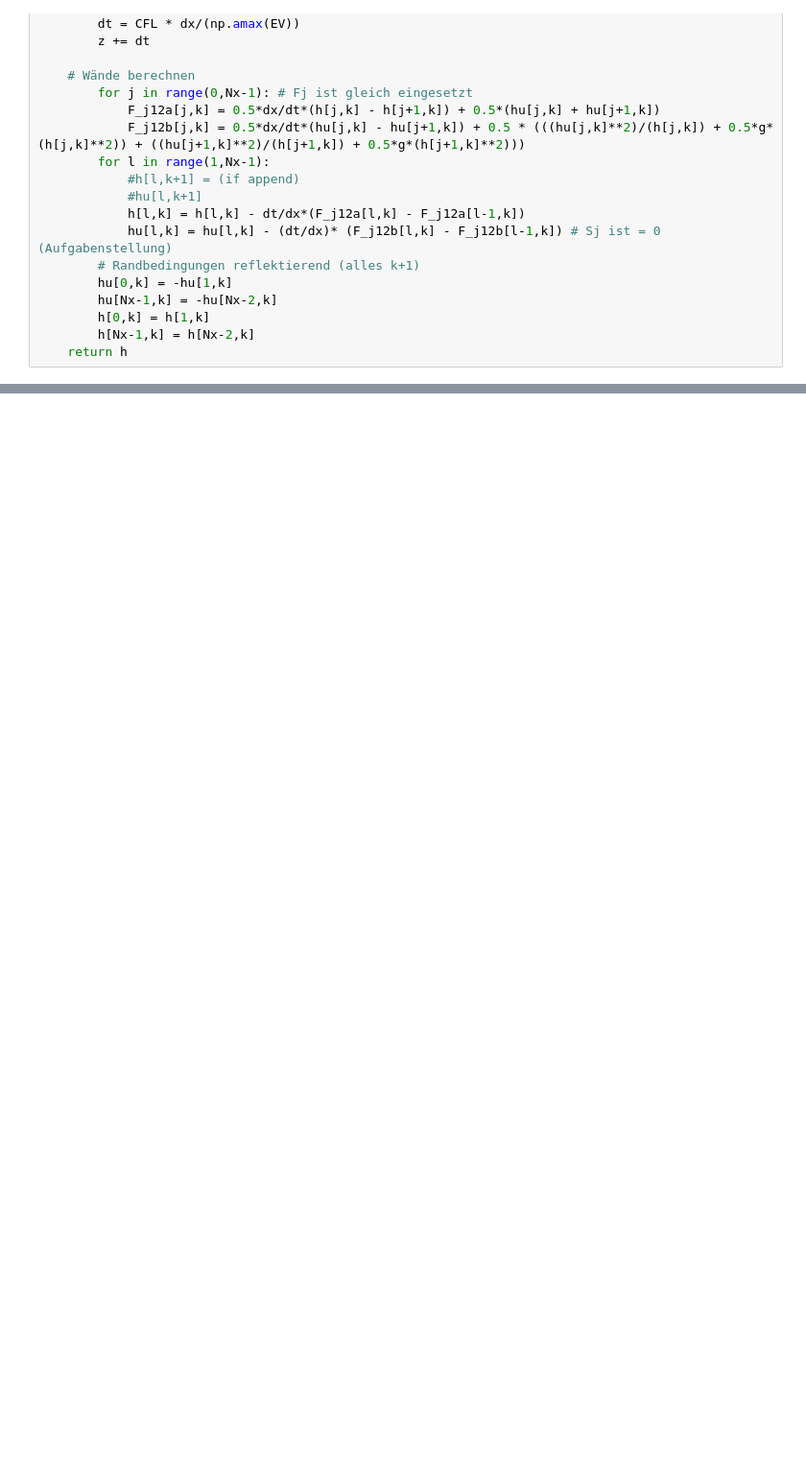
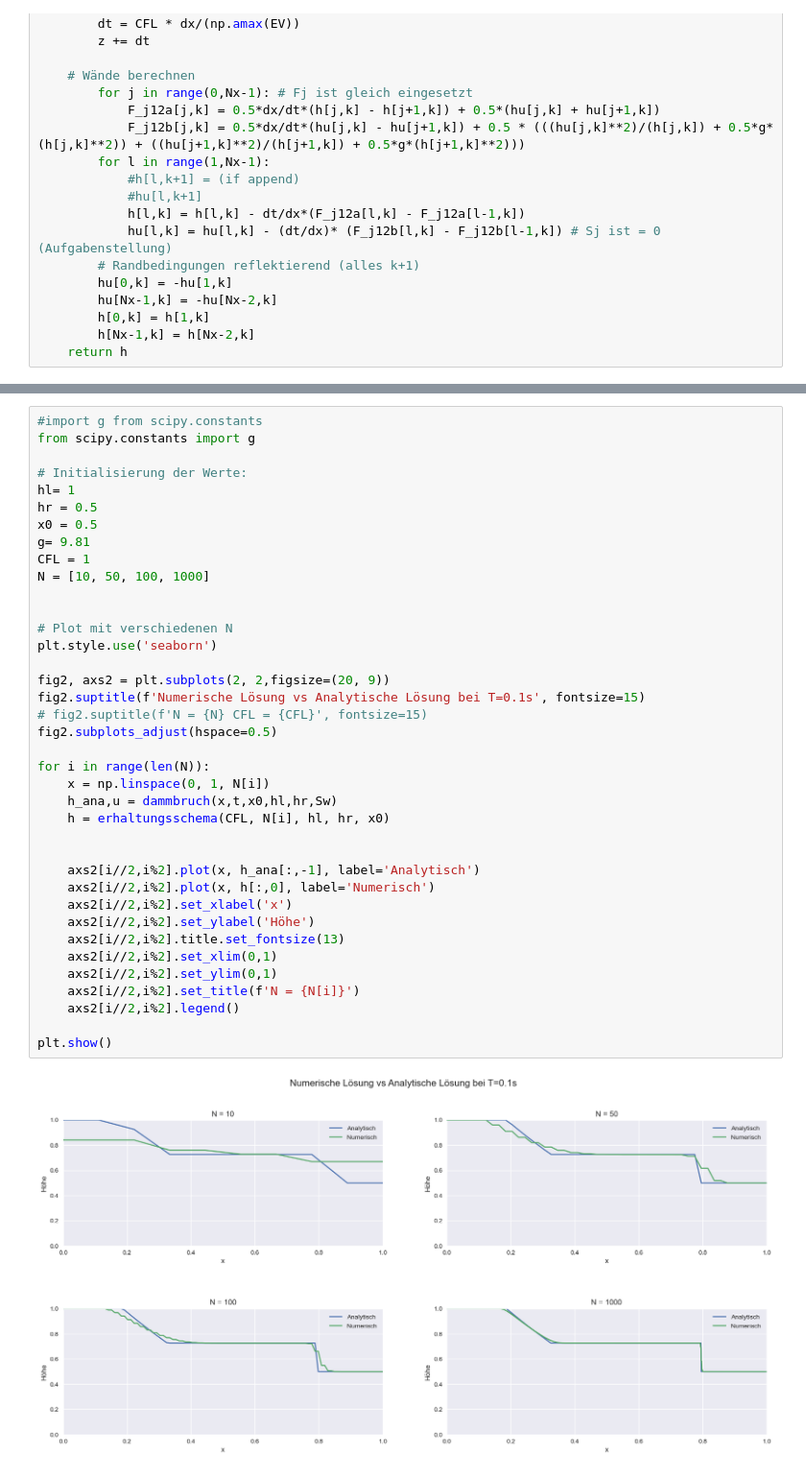
Before and after one commit to Javiermateor/Flachwassergleichung, a Jupyter notebook: HA2.ipynb, the cells around one changed output, grey strips where cells are left out. Shown at 96% size. Drawn from its saved outputs; the diff is of its cells as text; blank space fills up the shorter version.

```diff
--- a/HA2.ipynb
+++ b/HA2.ipynb
@@ -201,0 +136,40 @@ plt.show()
+# %%
+#import g from scipy.constants
+from scipy.constants import g
+
+# Initialisierung der Werte:
+hl= 1
+hr = 0.5
+x0 = 0.5
+g= 9.81
+CFL = 1
+N = [10, 50, 100, 1000]
+
+
+# Plot mit verschiedenen N
+plt.style.use('seaborn')
+
+fig2, axs2 = plt.subplots(2, 2,figsize=(20, 9))
+fig2.suptitle(f'Numerische Lösung vs Analytische Lösung bei T=0.1s', fontsize=15)
+# fig2.suptitle(f'N = {N} CFL = {CFL}', fontsize=15)
+fig2.subplots_adjust(hspace=0.5)
+
+for i in range(len(N)):
+    x = np.linspace(0, 1, N[i])
+    h_ana,u = dammbruch(x,t,x0,hl,hr,Sw)
+    h = erhaltungsschema(CFL, N[i], hl, hr, x0)
+
+
+    axs2[i//2,i%2].plot(x, h_ana[:,-1], label='Analytisch')
+    axs2[i//2,i%2].plot(x, h[:,0], label='Numerisch')
+    axs2[i//2,i%2].set_xlabel('x')
+    axs2[i//2,i%2].set_ylabel('Höhe')
+    axs2[i//2,i%2].title.set_fontsize(13)
+    axs2[i//2,i%2].set_xlim(0,1)
+    axs2[i//2,i%2].set_ylim(0,1)
+    axs2[i//2,i%2].set_title(f'N = {N[i]}')
+    axs2[i//2,i%2].legend()
+
+plt.show()
+# %% [output]
+[figure, added]
```
Also changed, not shown: parts of 6 cells of this notebook, 1 other file.
